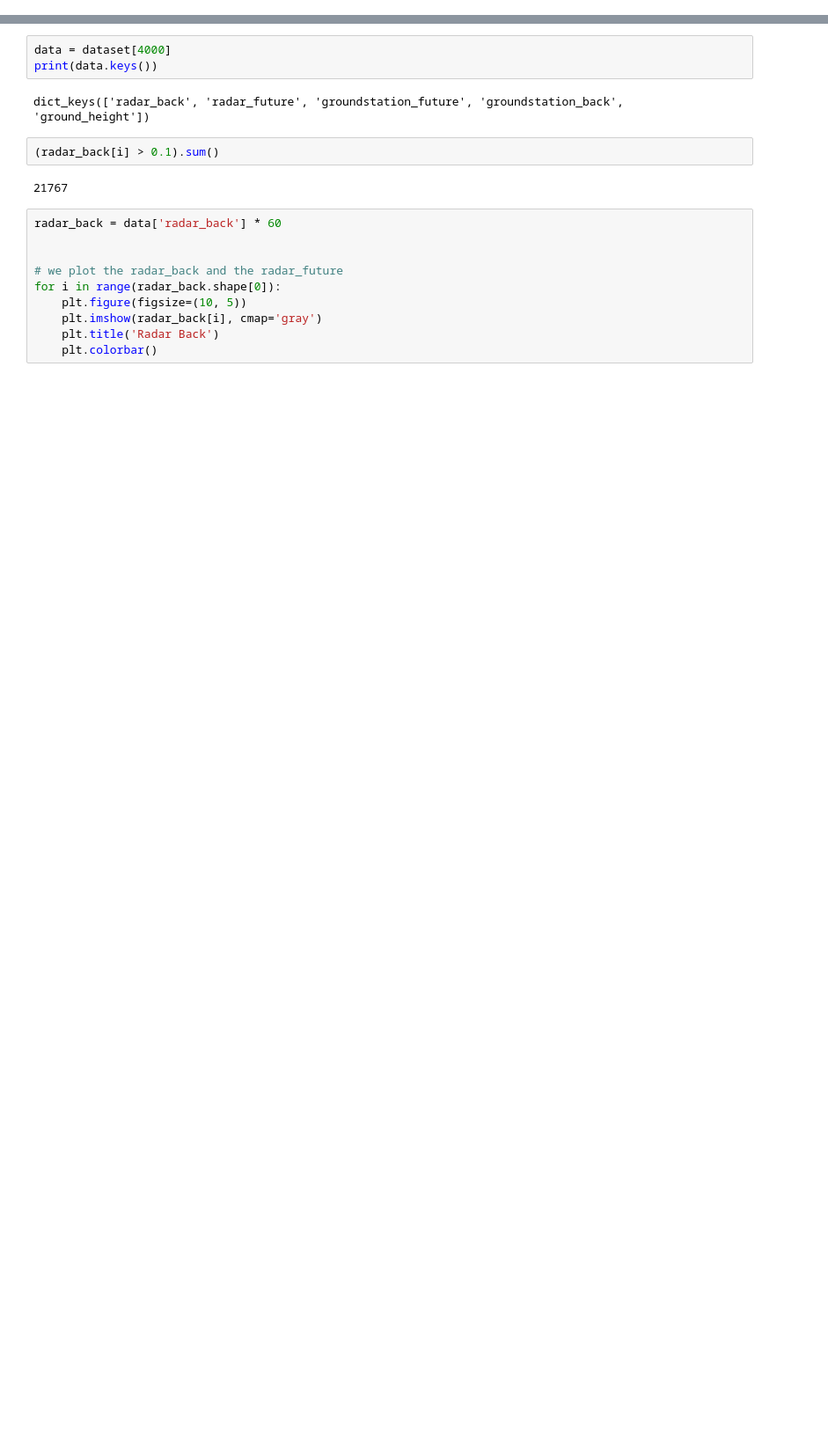
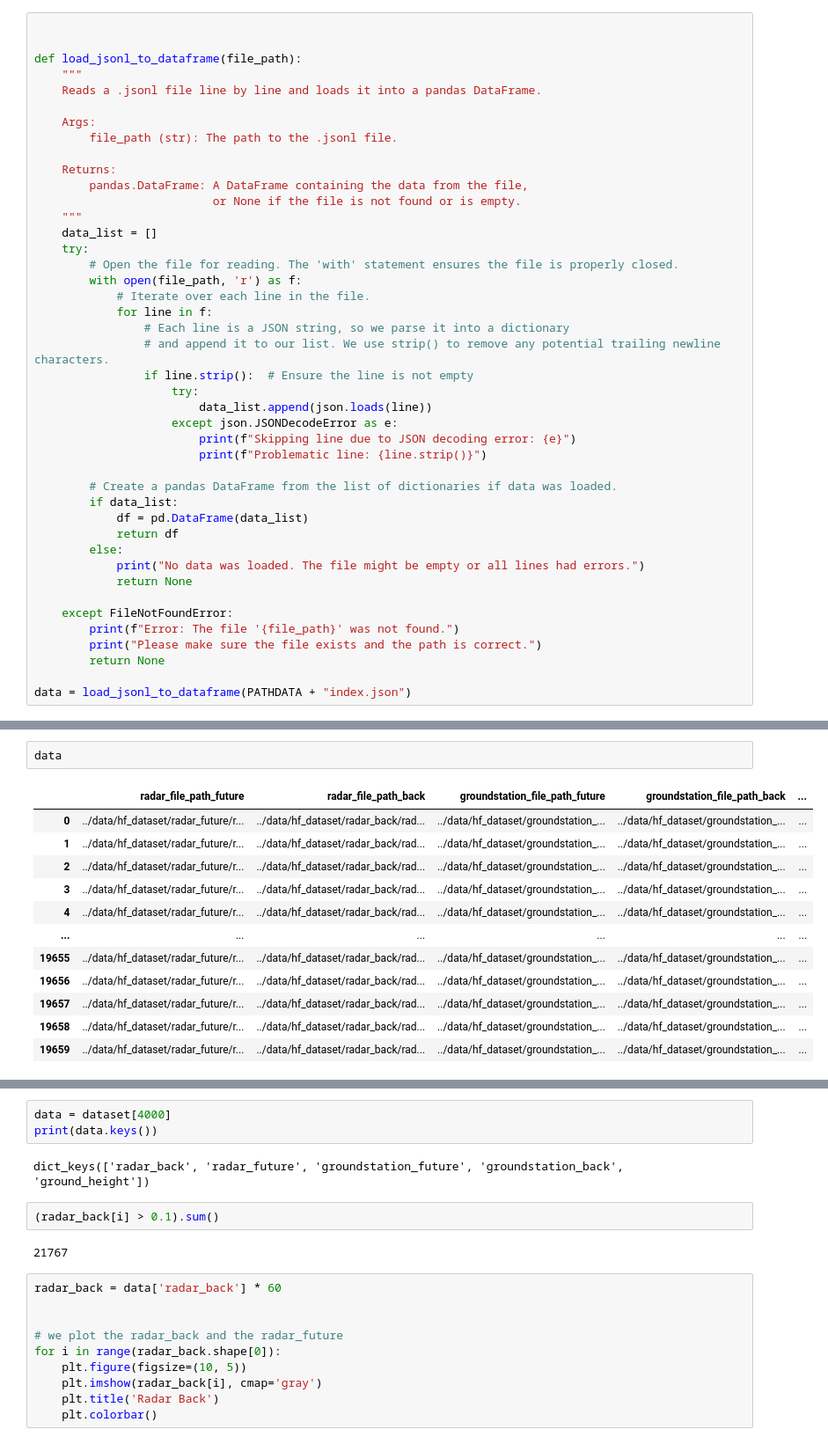
Before and after one commit to Forbu/meteolibre_model, a Jupyter notebook: scripts/test_meteofrance.ipynb, the cells around one changed output, grey strips where cells are left out. Shown: that part at 88% size. Drawn from its saved outputs; the diff is of its cells as text; blank space fills up the shorter version.

```diff
--- a/scripts/test_meteofrance.ipynb
+++ b/scripts/test_meteofrance.ipynb
@@ -17,3 +22,46 @@ sys.path.append("/teamspace/studios/this_studio/meteolibre_model")
 from meteolibre_model.datasets.dataset_meteofrance import (
     MeteoLibreDataset,
 )
+# %%
+
+
+def load_jsonl_to_dataframe(file_path):
+    """
+    Reads a .jsonl file line by line and loads it into a pandas DataFrame.
+
+    Args:
+        file_path (str): The path to the .jsonl file.
+
+    Returns:
+        pandas.DataFrame: A DataFrame containing the data from the file,
+                          or None if the file is not found or is empty.
+    """
+    data_list = []
+    try:
+        # Open the file for reading. The 'with' statement ensures the file is properly closed.
+        with open(file_path, 'r') as f:
+            # Iterate over each line in the file.
+            for line in f:
+                # Each line is a JSON string, so we parse it into a dictionary
+                # and append it to our list. We use strip() to remove any potential trailing newline characters.
+                if line.strip():  # Ensure the line is not empty
+                    try:
+                        data_list.append(json.loads(line))
+                    except json.JSONDecodeError as e:
+                        print(f"Skipping line due to JSON decoding error: {e}")
+                        print(f"Problematic line: {line.strip()}")
+
+        # Create a pandas DataFrame from the list of dictionaries if data was loaded.
+        if data_list:
+            df = pd.DataFrame(data_list)
+            return df
+        else:
+            print("No data was loaded. The file might be empty or all lines had errors.")
+            return None
+
+    except FileNotFoundError:
+        print(f"Error: The file '{file_path}' was not found.")
+        print("Please make sure the file exists and the path is correct.")
+        return None
+
+data = load_jsonl_to_dataframe(PATHDATA + "index.json")
@@ -19,0 +71,15 @@ from meteolibre_model.datasets.dataset_meteofrance import (
+# %%
+data
+# %% [output]
+|  | radar_file_path_future | radar_file_path_back | groundstation_file_path_future | groundstation_file_path_back | ... |
+| 0 | ../data/hf_dataset/radar_future/r... | ../data/hf_dataset/radar_back/rad... | ../data/hf_dataset/groundstation_... | ../data/hf_dataset/groundstation_... | ... |
+| 1 | ../data/hf_dataset/radar_future/r... | ../data/hf_dataset/radar_back/rad... | ../data/hf_dataset/groundstation_... | ../data/hf_dataset/groundstation_... | ... |
+| 2 | ../data/hf_dataset/radar_future/r... | ../data/hf_dataset/radar_back/rad... | ../data/hf_dataset/groundstation_... | ../data/hf_dataset/groundstation_... | ... |
+| 3 | ../data/hf_dataset/radar_future/r... | ../data/hf_dataset/radar_back/rad... | ../data/hf_dataset/groundstation_... | ../data/hf_dataset/groundstation_... | ... |
+| 4 | ../data/hf_dataset/radar_future/r... | ../data/hf_dataset/radar_back/rad... | ../data/hf_dataset/groundstation_... | ../data/hf_dataset/groundstation_... | ... |
+| ... | ... | ... | ... | ... | ... |
+| 19655 | ../data/hf_dataset/radar_future/r... | ../data/hf_dataset/radar_back/rad... | ../data/hf_dataset/groundstation_... | ../data/hf_dataset/groundstation_... | ... |
+| 19656 | ../data/hf_dataset/radar_future/r... | ../data/hf_dataset/radar_back/rad... | ../data/hf_dataset/groundstation_... | ../data/hf_dataset/groundstation_... | ... |
+| 19657 | ../data/hf_dataset/radar_future/r... | ../data/hf_dataset/radar_back/rad... | ../data/hf_dataset/groundstation_... | ../data/hf_dataset/groundstation_... | ... |
+| 19658 | ../data/hf_dataset/radar_future/r... | ../data/hf_dataset/radar_back/rad... | ../data/hf_dataset/groundstation_... | ../data/hf_dataset/groundstation_... | ... |
+| 19659 | ../data/hf_dataset/radar_future/r... | ../data/hf_dataset/radar_back/rad... | ../data/hf_dataset/groundstation_... | ../data/hf_dataset/groundstation_... | ... |
```
Also changed, not shown: parts of 6 cells of this notebook, 17 other files.
